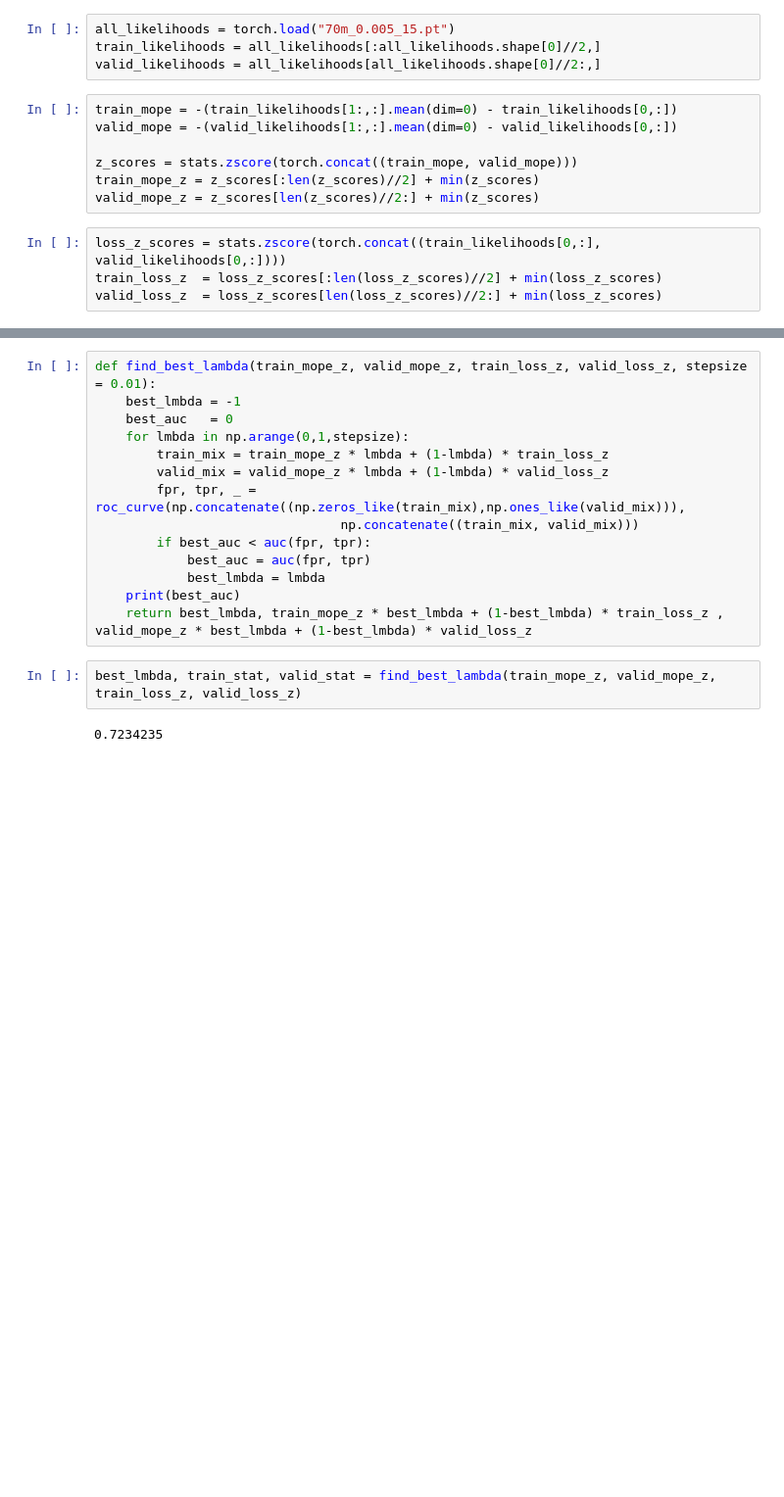
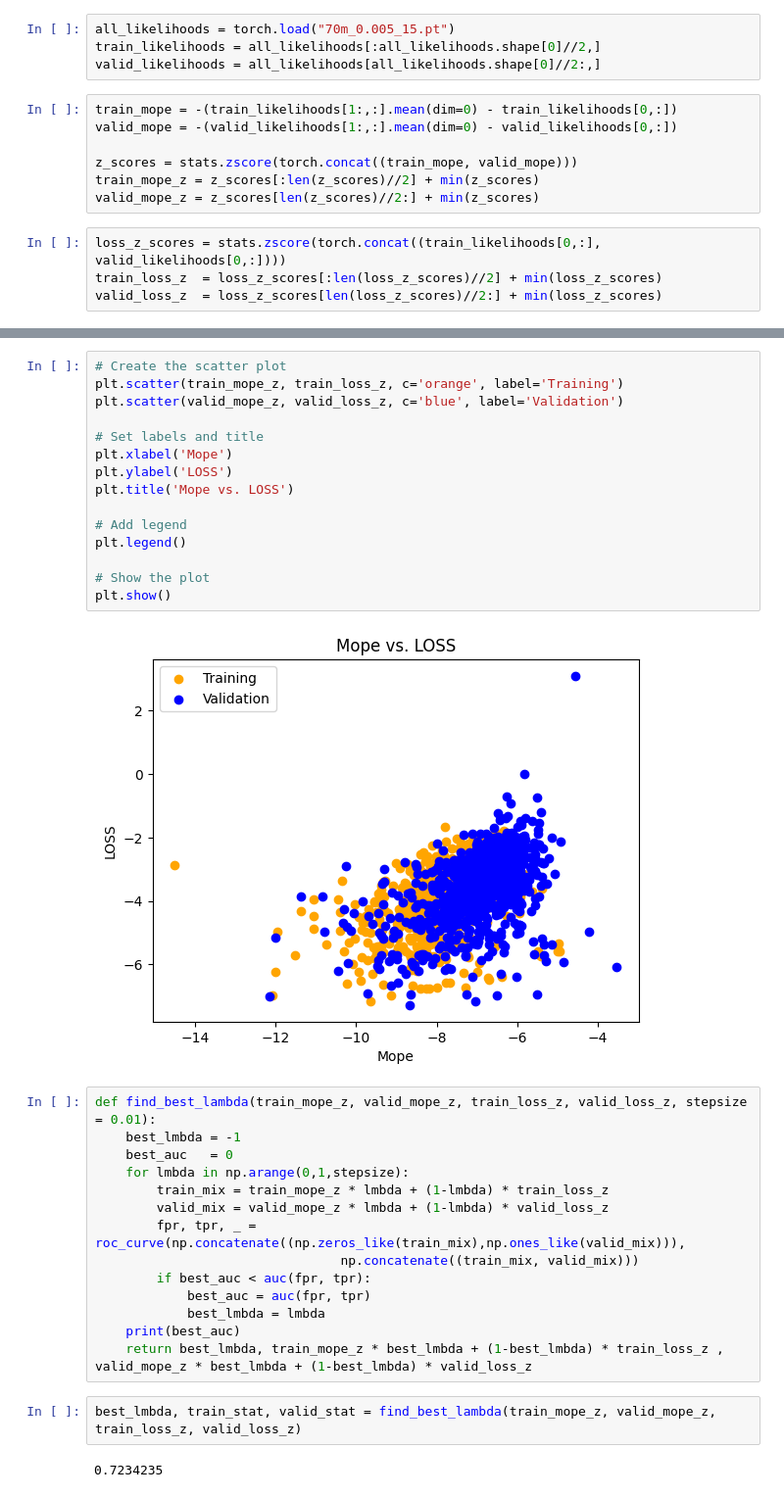
Before and after one commit to safr-ai-lab/pandora-llm, a Jupyter notebook: find_best_combination.ipynb, the cells around one changed output, grey strips where cells are left out. Shown at 98% size. Drawn from its saved outputs; the diff is of its cells as text; blank space fills up the shorter version.

```diff
--- a/find_best_combination.ipynb
+++ b/find_best_combination.ipynb
@@ -22,3 +30,20 @@ valid_loss_z  = loss_z_scores[len(loss_z_scores)//2:] + min(loss_z_scores)
+# %%
+# Create the scatter plot
+plt.scatter(train_mope_z, train_loss_z, c='orange', label='Training')
+plt.scatter(valid_mope_z, valid_loss_z, c='blue', label='Validation')
+
+# Set labels and title
+plt.xlabel('Mope')
+plt.ylabel('LOSS')
+plt.title('Mope vs. LOSS')
+
+# Add legend
+plt.legend()
+
+# Show the plot
+plt.show()
+# %% [output]
+[figure, added]
 # %%
 def find_best_lambda(train_mope_z, valid_mope_z, train_loss_z, valid_loss_z, stepsize = 0.01):
     best_lmbda = -1
```
Also changed, not shown: parts of 8 cells of this notebook.
